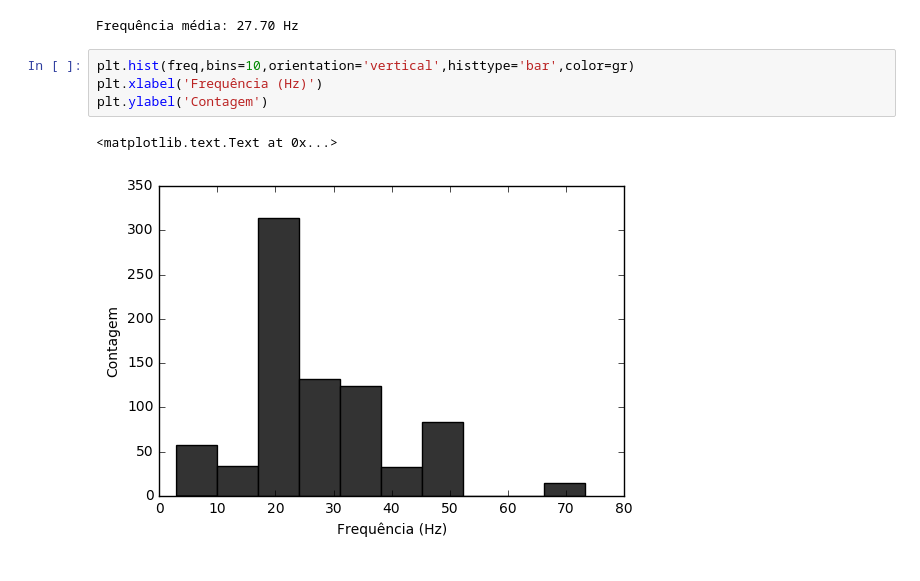
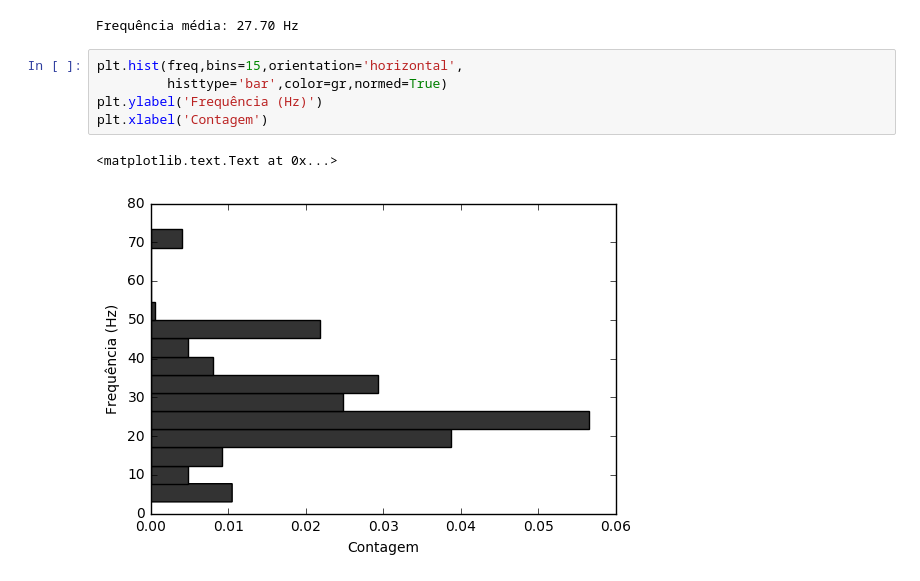
Before and after one commit to julionaojulho/image-analysis, a Jupyter notebook: test-1.ipynb, the cells around one changed output. Saved outputs shown, nothing was run; the diff lists cells and outputs as text.

Commit message:
histogram tweaked

```diff
--- a/test-1.ipynb
+++ b/test-1.ipynb
@@ -115,9 +115,10 @@ print('Frequência média: {:.2f} Hz'.format(np.mean(freq)))
 # %% [output]
 Frequência média: 27.70 Hz
 # %%
-plt.hist(freq,bins=10,orientation='vertical',histtype='bar',color=gr)
-plt.xlabel('Frequência (Hz)')
-plt.ylabel('Contagem')
+plt.hist(freq,bins=15,orientation='horizontal',
+         histtype='bar',color=gr,normed=True)
+plt.ylabel('Frequência (Hz)')
+plt.xlabel('Contagem')
 # %% [output]
 <matplotlib.text.Text at 0x...>
-[figure, old version]
+[figure, new version]
```
Also changed, not shown: parts of 2 cells of this notebook.
